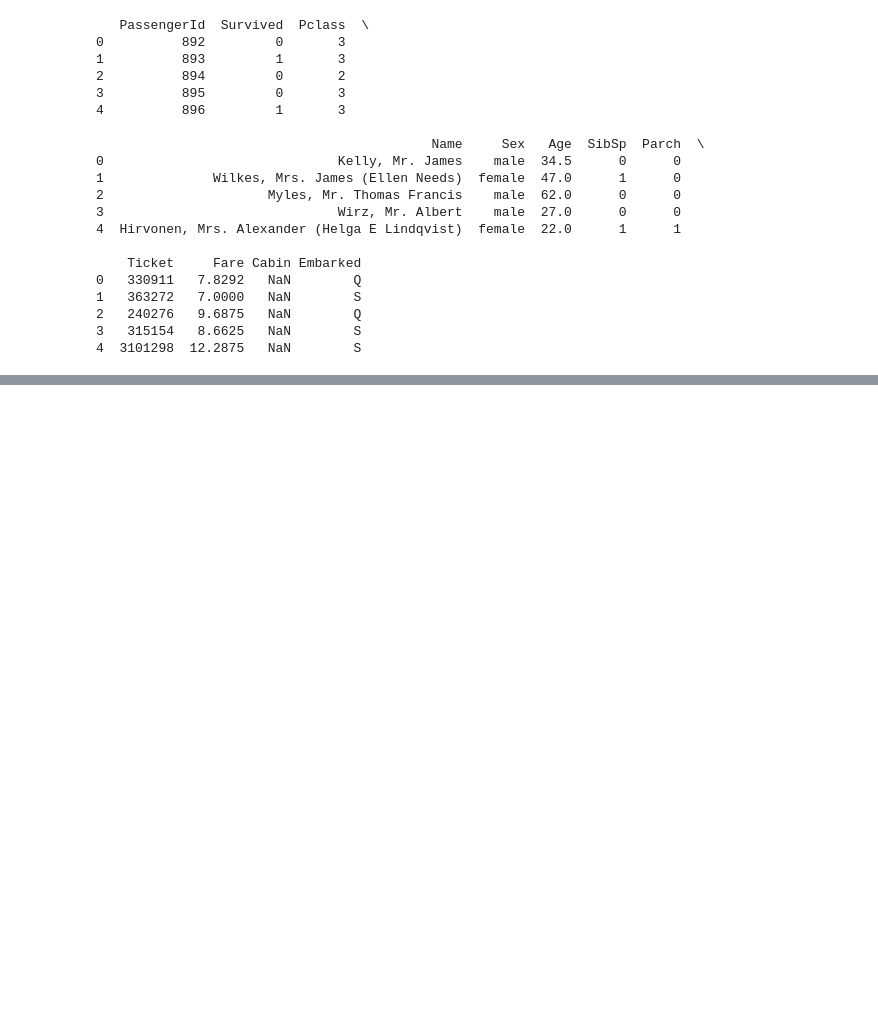
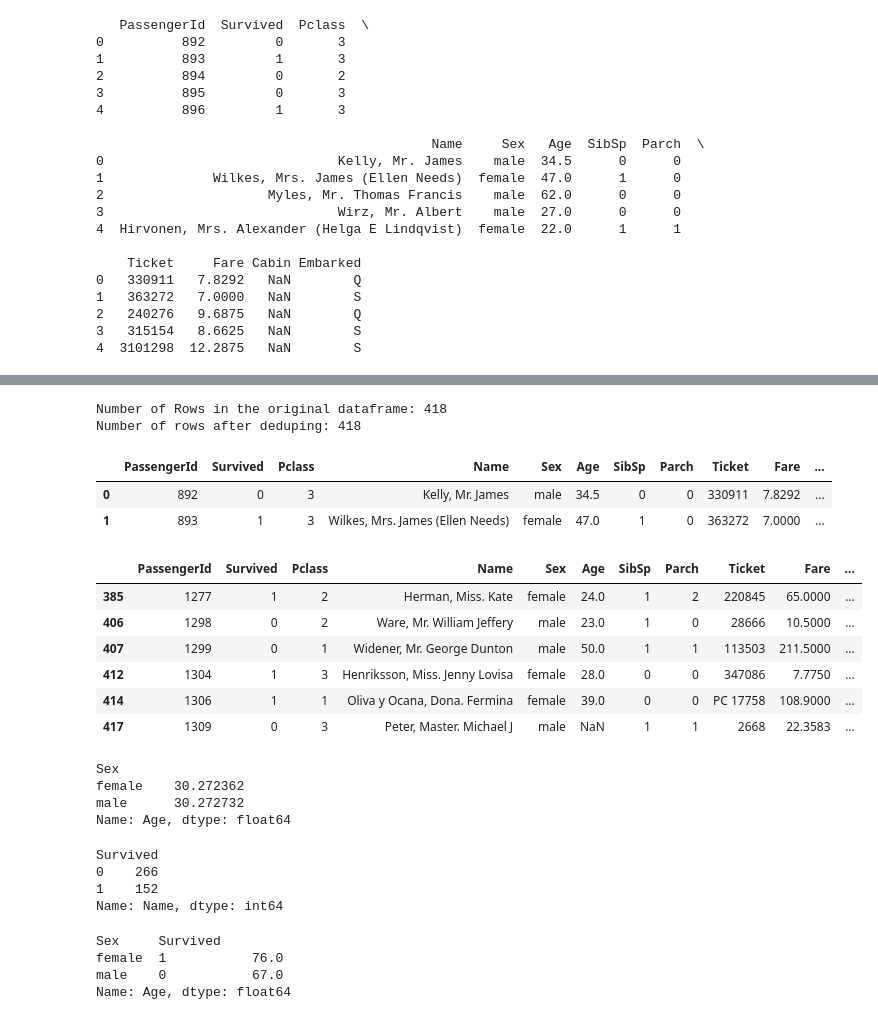
Before and after one commit to hieuletainguyen/machine_learning, a Jupyter notebook: ML_w_cookbook/chapter_3.ipynb, the cells around one changed output, grey strips where cells are left out. Saved outputs shown, nothing was run; the diff lists cells and outputs as text; code cells hidden in the pictures; blank space fills up the shorter version.

```diff
--- a/ML_w_cookbook/chapter_3.ipynb
+++ b/ML_w_cookbook/chapter_3.ipynb
@@ -31,0 +298,4 @@ dataframe = pd.DataFrame()
+# %%
+# 3.12 dropping duplicate rows
+dataframe = pd.read_csv("titanics.csv")
+dataframe.drop_duplicates().head()
@@ -31,0 +309,45 @@ dataframe = pd.DataFrame()
+# %%
+print("Number of Rows in the original dataframe:", len(dataframe))
+print("Number of rows after deduping:", len(dataframe.drop_duplicates()))
+# %% [output]
+Number of Rows in the original dataframe: 418
+Number of rows after deduping: 418
+# %%
+dataframe.drop_duplicates(subset=["Sex"])
+# %% [output]
+|  | PassengerId | Survived | Pclass | Name | Sex | Age | SibSp | Parch | Ticket | Fare | ... |
+| 0 | 892 | 0 | 3 | Kelly, Mr. James | male | 34.5 | 0 | 0 | 330911 | 7.8292 | ... |
+| 1 | 893 | 1 | 3 | Wilkes, Mrs. James (Ellen Needs) | female | 47.0 | 1 | 0 | 363272 | 7.0000 | ... |
+# %%
+dataframe.drop_duplicates(subset=["Sex", "Pclass"], keep="last")
+# %% [output]
+|  | PassengerId | Survived | Pclass | Name | Sex | Age | SibSp | Parch | Ticket | Fare | ... |
+| 385 | 1277 | 1 | 2 | Herman, Miss. Kate | female | 24.0 | 1 | 2 | 220845 | 65.0000 | ... |
+| 406 | 1298 | 0 | 2 | Ware, Mr. William Jeffery | male | 23.0 | 1 | 0 | 28666 | 10.5000 | ... |
+| 407 | 1299 | 0 | 1 | Widener, Mr. George Dunton | male | 50.0 | 1 | 1 | 113503 | 211.5000 | ... |
+| 412 | 1304 | 1 | 3 | Henriksson, Miss. Jenny Lovisa | female | 28.0 | 0 | 0 | 347086 | 7.7750 | ... |
+| 414 | 1306 | 1 | 1 | Oliva y Ocana, Dona. Fermina | female | 39.0 | 0 | 0 | PC 17758 | 108.9000 | ... |
+| 417 | 1309 | 0 | 3 | Peter, Master. Michael J | male | NaN | 1 | 1 | 2668 | 22.3583 | ... |
+# %%
+# 3.13 Grouping rows by values
+dataframe = pd.read_csv("titanics.csv")
+dataframe.groupby("Sex")["Age"].mean()
+# %% [output]
+Sex
+female    30.272362
+male      30.272732
+Name: Age, dtype: float64
+# %%
+dataframe.groupby("Survived")["Name"].count()
+# %% [output]
+Survived
+0    266
+1    152
+Name: Name, dtype: int64
+# %%
+dataframe.groupby(["Sex", "Survived"])["Age"].max()
+# %% [output]
+Sex     Survived
+female  1           76.0
+male    0           67.0
+Name: Age, dtype: float64
```
Also changed, not shown: parts of 45 cells of this notebook.
